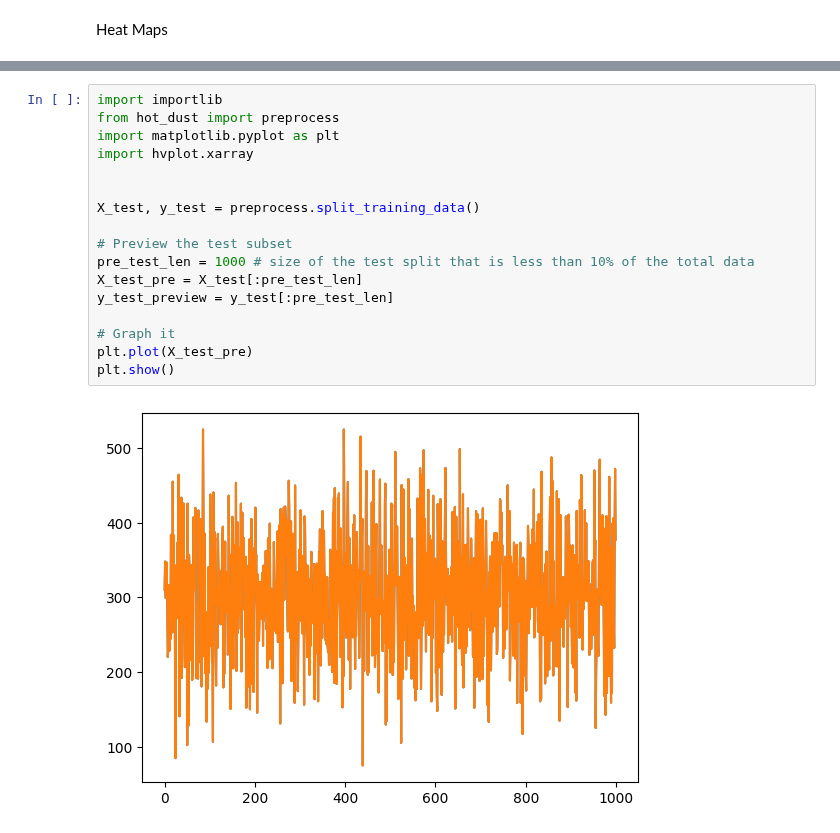
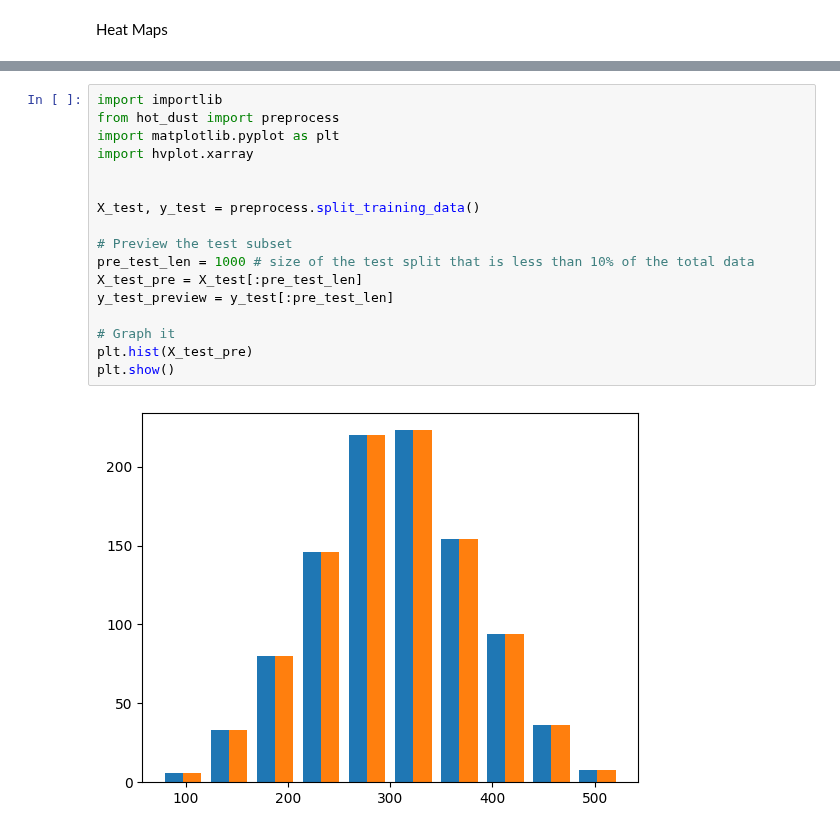
Before and after one commit to mwallace5270/hot-dust, a Jupyter notebook: preview.ipynb, the cells around one changed output, grey strips where cells are left out. Drawn from its saved outputs; the diff is of its cells as text.

```diff
--- a/preview.ipynb
+++ b/preview.ipynb
@@ -105,19 +116,19 @@ preprocess.heat_map(ds['solar_zenith_angle'])
 # %%
 import importlib
 from hot_dust import preprocess
 import matplotlib.pyplot as plt
 import hvplot.xarray
 
 
 X_test, y_test = preprocess.split_training_data()
 
 # Preview the test subset
 pre_test_len = 1000 # size of the test split that is less than 10% of the total data
 X_test_pre = X_test[:pre_test_len]
 y_test_preview = y_test[:pre_test_len]
 
 # Graph it
-plt.plot(X_test_pre)
+plt.hist(X_test_pre)
 plt.show()
 # %% [output]
-[figure, old version]
+[figure, new version]
```
Also changed, not shown: parts of 12 cells of this notebook, 2 other files.
